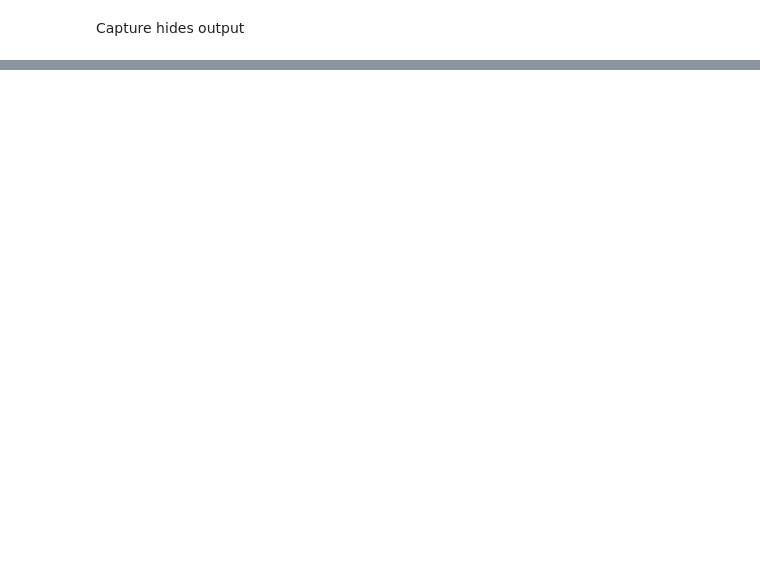
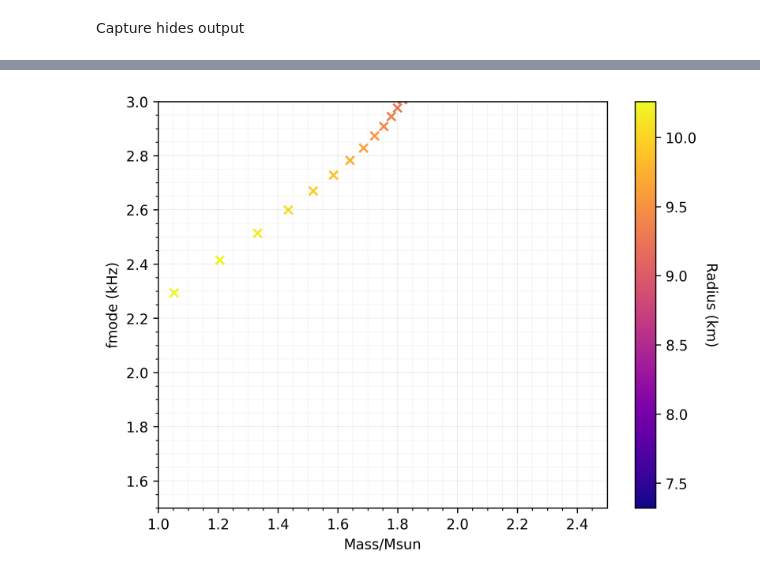
Before and after one commit to utkarsh7236/fmodes, a Jupyter notebook: fmode_mass_plot2.ipynb, the cells around one changed output, grey strips where cells are left out. Saved outputs shown, nothing was run; the diff lists cells and outputs as text; code cells hidden in the pictures; blank space fills up the shorter version.

Commit message:
F-Mode Plot Matching (arXiv: 1203.3963)

```diff
--- a/fmode_mass_plot2.ipynb
+++ b/fmode_mass_plot2.ipynb
@@ -225,7 +227,7 @@ radius_list = []
 
 ind_start = -2
 ind_stop = -1250
-jump = 20 # Default should be 1 for small EOS data
+jump = 40 # Default should be 1 for small EOS data
 print(f"Total ~ {round(abs(ind_start-ind_stop)/jump)}")
 
 vals = range(ind_stop, ind_start+1, 1)[::-jump]
@@ -241,18 +252,20 @@ hz2khz = 1e-3
 # %%
 # mass_arr = np.array(mass_list)
 # f_mode_arr = np.array(f_mode_list)
 # radius_arr = np.array(radius_list)
 # hz2khz = 1e-3
 
 plt.figure(dpi = 300)
 plt.tight_layout()
 plt.scatter(mass_arr/msun, f_mode_arr*hz2khz, c = radius_arr/km2cm, marker = "x",
             cmap = "plasma")
 plt.xlabel("Mass/Msun")
 plt.ylabel("fmode (kHz)")
 cbar = plt.colorbar()
 cbar.set_label('Radius (km)', rotation=-90, labelpad=15)
 utkarshGrid()
-# plt.xlim(1, 3)
-# plt.ylim(1.5, 3)
+plt.xlim(1, 2.5)
+plt.ylim(1.5, 3)
 plt.show()
+# %% [output]
+[figure, added]
```
Also changed, not shown: parts of 6 cells of this notebook, 2 other files.
